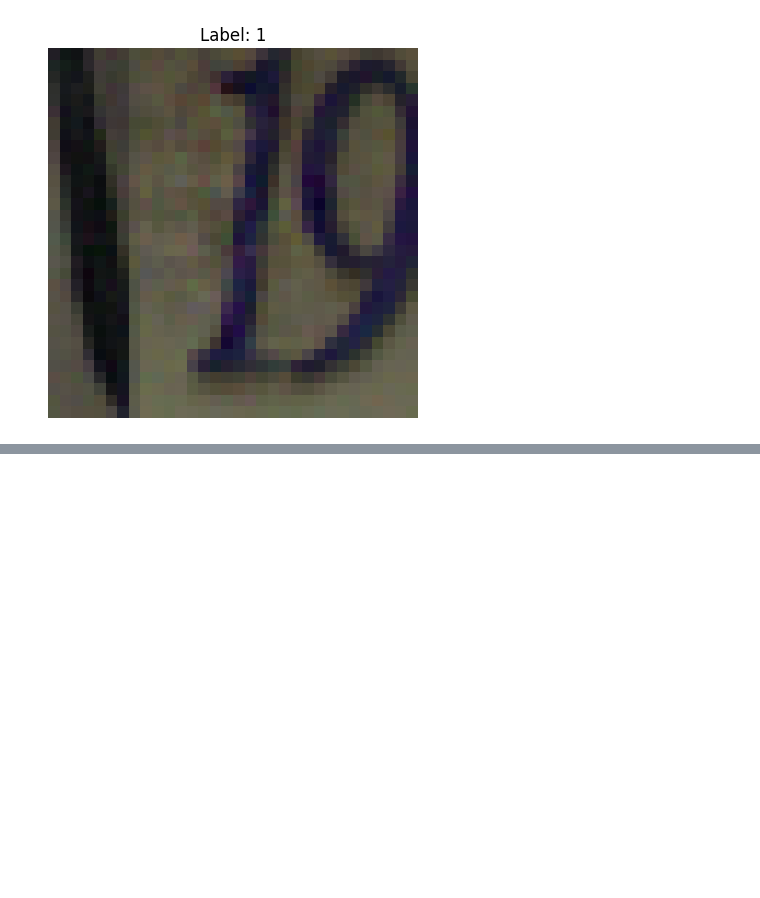
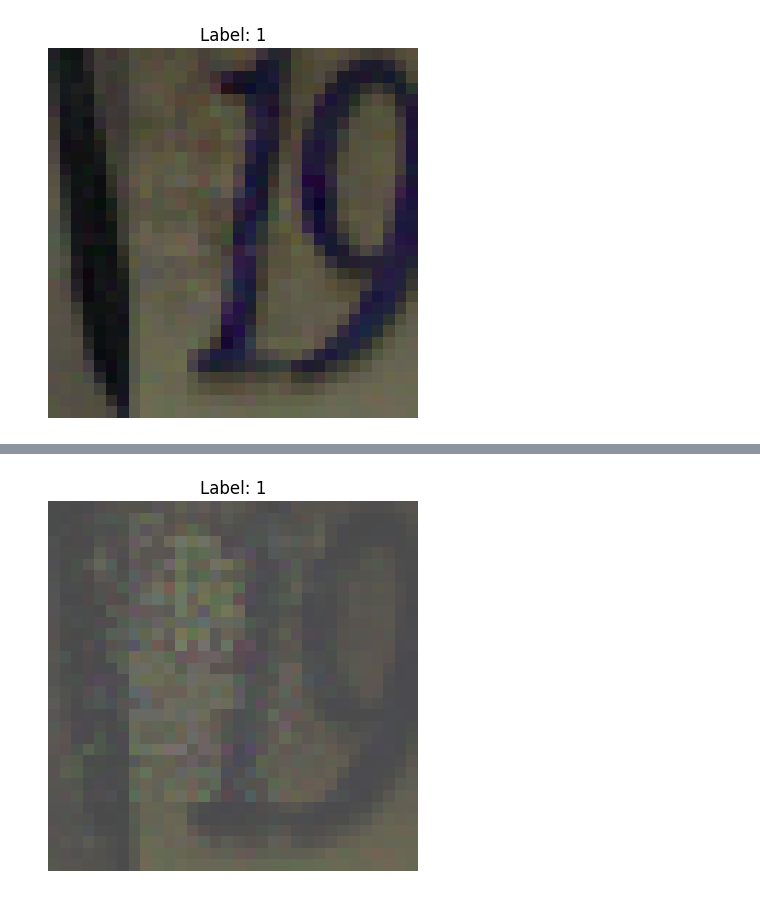
Before and after one commit to rishabhxpandey/cs490dsc, a Jupyter notebook: curate_datasets.ipynb, the cells around one changed output, grey strips where cells are left out. Cells and saved outputs as stored; diff of their text form; code cells hidden in the pictures; blank space fills up the shorter version.

```diff
--- a/curate_datasets.ipynb
+++ b/curate_datasets.ipynb
@@ -10,7 +10,7 @@ import csv
 # Print available classes to verify our model architectures were imported
 print(dir(model_architectures))
 
-flags = ['jsma','images']
+flags = ['fgsm', 'images']
 # %% [output]
 Using device: cuda
 Using device: cuda
@@ -486,0 +497,86 @@ ValueError: invalid literal for int() with base 10: "tensor([5], device='cuda:0'
+# %%
+if 'cw' in flags:
+    cw_mnist_accuracy, cw_mnist_examples = curator.curate_cw(mnist_resnet_model, train_loader_mnist, mnist = 1)
+    cw_cifar10_accuracy, cw_cifar10_examples = curator.curate_cw(cifar_resnet_model, train_loader_cifar10, mnist = 0)
+    cw_svhn_accuracy, cw_svhn_examples = curator.curate_cw(svhn_resnet_model, train_loader_svhn, mnist = 0)
+# %%
+
+if 'cw' in flags:
+    print(cw_mnist_accuracy)
+    print(len(cw_mnist_examples))
+    print(len(cw_mnist_examples[0]))
+    print(cw_mnist_examples[0][2].shape)
+
+    curator.store_data('augmented_data/cw_mnist_augmented_data.csv', cw_mnist_examples)
+
+    print(cw_cifar10_accuracy)
+    print(len(cw_cifar10_examples))
+    print(len(cw_cifar10_examples[0]))
+    print(cw_cifar10_examples[0][2].shape)
+
+    curator.store_data('augmented_data/cw_cifar10_augmented_data.csv', cw_cifar10_examples, color = True)
+
+    print(cw_svhn_accuracy)
+    print(len(cw_svhn_examples))
+    print(len(cw_svhn_examples[0]))
+    print(cw_svhn_examples[0][2].shape)
+
+    curator.store_data('augmented_data/cw_svhn_augmented_data.csv', cw_svhn_examples, color = True)
+
+if 'images' in flags:
+    # Load the images from the csv, convert them to h5, and then use the h5 file.
+    if 'cw' in flags:
+        images = pd.read_csv("augmented_data/cw_mnist_augmented_data.csv")
+        images.to_hdf("augmented_data/cw_mnist_augmented_data.h5", key='data', mode='w')
+    images = pd.read_hdf('augmented_data/cw_mnist_augmented_data.h5')
+    print(images.head)
+    print(images.shape)
+    labels = images.iloc[:, 0]
+    images = images.iloc[:, 1:]
+
+    # Selecting the first image and its label
+    first_image = images.iloc[0]
+    first_label = int(labels.iloc[0])
+
+    # Reshape the image
+    reshaped_image1 = reshape_image(first_image)
+
+    if 'cw' in flags:
+        images = pd.read_csv("augmented_data/cw_cifar10_augmented_data.csv")
+        images.to_hdf("augmented_data/cw_cifar10_augmented_data.h5", key='data', mode='w')
+    images = pd.read_hdf('augmented_data/cw_cifar10_augmented_data.h5')
+    print(images.shape)
+    labels = images.iloc[:, 0]
+    images = images.iloc[:, 1:]
+
+    # Selecting the first image and its label
+    first_image = images.iloc[0]
+    first_label = int(labels.iloc[0])
+
+    # Reshape the image
+    reshaped_image2 = reshape_image(np.array(first_image), color = True)
+    print(reshaped_image2.shape)
+
+
+
+    if 'cw' in flags:
+        images = pd.read_csv("augmented_data/cw_svhn_augmented_data.csv")
+        images.to_hdf("augmented_data/cw_svhn_augmented_data.h5", key='data', mode='w')
+    images = pd.read_hdf('augmented_data/cw_svhn_augmented_data.h5')
+    print(images.shape)
+    labels = images.iloc[:, 0]
+    images = images.iloc[:, 1:]
+
+    # Selecting the first image and its label
+    first_image = images.iloc[0]
+    first_label = int(labels.iloc[0])
+
+    # Reshape the image
+    reshaped_image3= reshape_image(np.array(first_image), color = True)
+    print(reshaped_image3.shape)
+    # Display the image with its label
+    plt.imshow(reshaped_image3)
+    plt.title(f"Label: {first_label}")
+    plt.axis('off')
+    plt.show()
+# %% [output]
@@ -486,0 +600 @@ ValueError: invalid literal for int() with base 10: "tensor([5], device='cuda:0'
+[figure, added]
```
Also changed, not shown: parts of 5 cells of this notebook, 4 other files.
